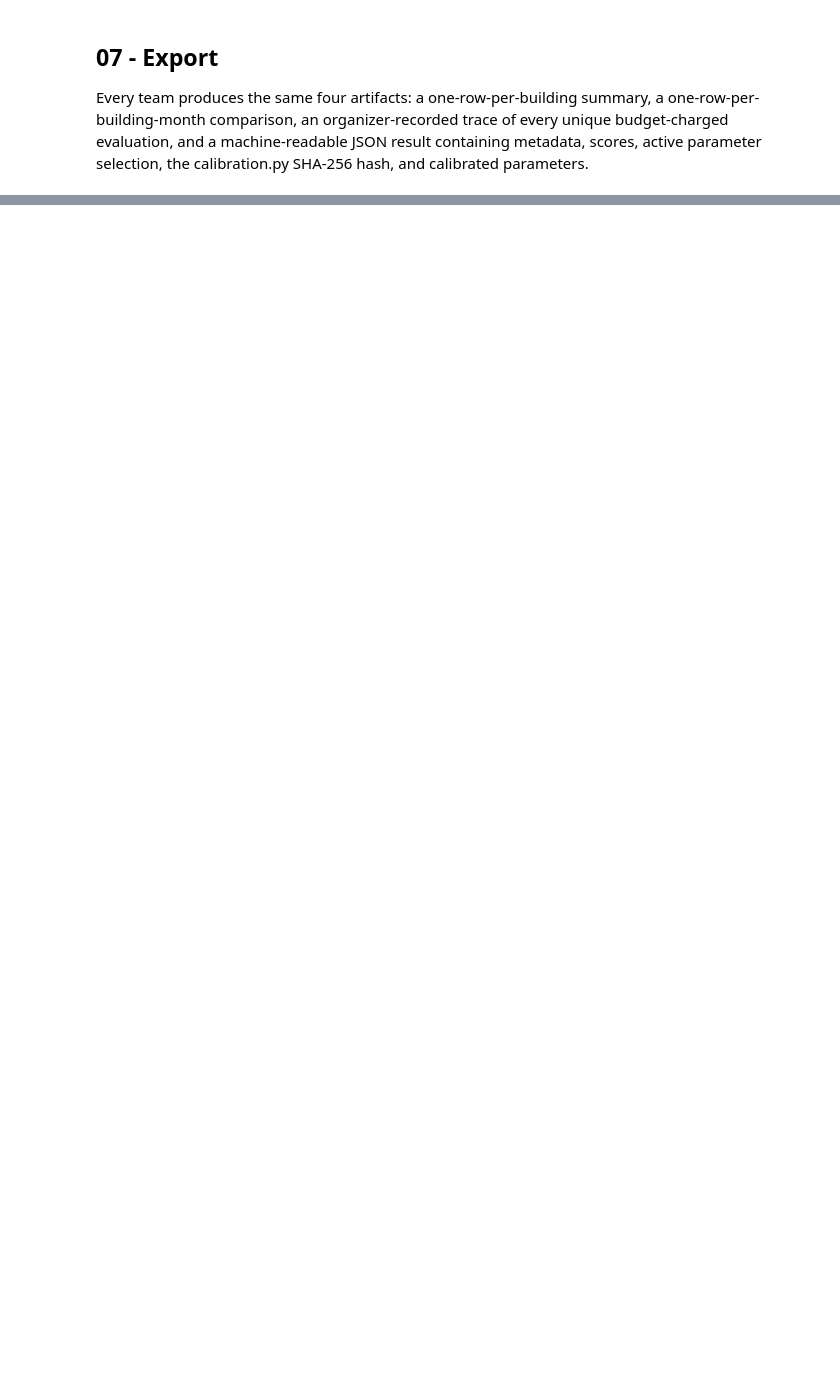
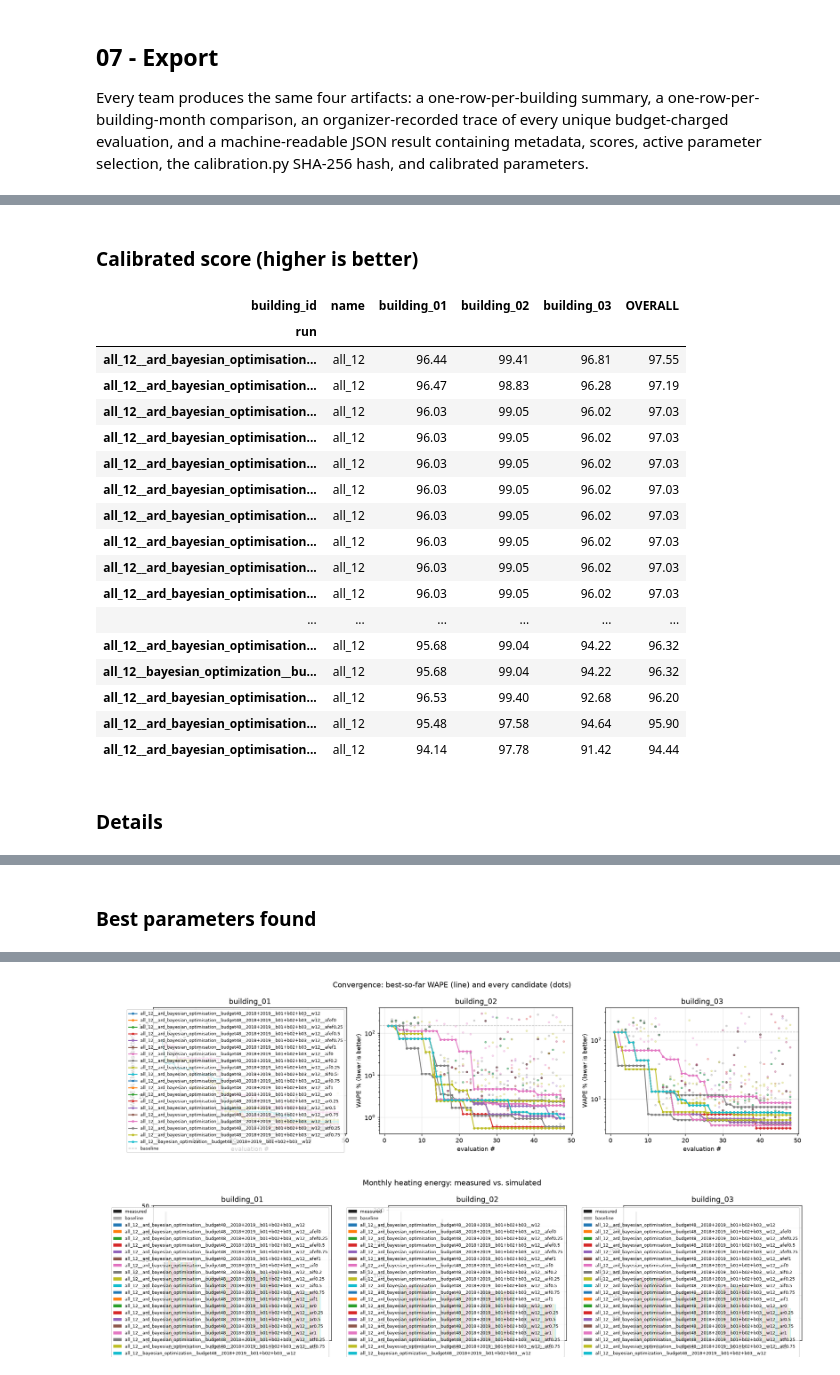
Before and after one commit to moritzmock/integrates, a Jupyter notebook: notebooks/hackathon_integrates.ipynb, the cells around one changed output, grey strips where cells are left out. Saved outputs shown, nothing was run; the diff lists cells and outputs as text; code cells hidden in the pictures; blank space fills up the shorter version.

```diff
--- a/notebooks/hackathon_integrates.ipynb
+++ b/notebooks/hackathon_integrates.ipynb
@@ -20,7 +20,7 @@ import integrates_hackathon.notebook_workflow as workflow
 # Official scoring configuration. Teams may temporarily shorten this list
 # while developing, but final verification restores both official years.
 CALIBRATION_YEARS = [2018] #[2018, 2019] # The challenge will be judged on February and March of 2018 and 2019; during development you could reduce to just one year for faster iterations.
-EVALUATION_BUDGET = 24 #48  # The contest will be scored with budget of 48, but during development you could reduce this for faster iterations.
+EVALUATION_BUDGET = 6 #48  # The contest will be scored with budget of 48, but during development you could reduce this for faster iterations.
 PARALLEL_WORKERS = 6  # Reduce this if the laptop has fewer available cores.
 
 context = workflow.initialize_challenge(
@@ -282,5 +139,17 @@ context = workflow.configure_parameter_contract(
     context, calibratable_params_init
 )
 
-calibration_run = load_or_run_calibration(context)  # loads a saved identical run instead of rerunning
+# experiments.py (repository root) is our own experiment runner, not organizer code.
+# load_or_run_calibration() replaces workflow.run_calibration(): if outputs/runs/
+# holds a valid result of this exact experiment, it is loaded instead of rerun.
+# algorithm=None runs the method in calibration.py; a name such as "tpe" runs
+# that method from alternative_algorithms.py instead.
+import sys
+
+from integrates_hackathon.submission_api import repository_root
+
+sys.path.insert(0, str(repository_root()))
+import experiments
+
+calibration_run = experiments.load_or_run_calibration(context, algorithm=None)
 calibrated_parameters = workflow.show_calibration_results(context, calibration_run)
@@ -460,0 +248,41 @@ plt.show()
+# %%
+from IPython.display import Image, Markdown, display
+
+RUNS_TO_COMPARE = ["all_12__ard_bayesian_optimisation__budget48", "all_12__bayesian_optimization__budget48"]  # None: every saved run
+
+comparison = experiments.compare(runs=RUNS_TO_COMPARE, all_runs=RUNS_TO_COMPARE is None)
+if comparison is None:
+    raise FileNotFoundError("No saved run matches. Run Sections 04-07 and 08a first.")
+if not comparison["comparable"]:
+    display(Markdown("**These runs cover different buildings or years, so their OVERALL scores are not comparable.**"))
+
+display(Markdown("### Calibrated score (higher is better)"))
+display(comparison["scores"].style.format("{:.2f}", subset=comparison["scores"].columns[1:], na_rep="-"))
+display(Markdown("### Details"))
+display(comparison["details"].round(2))
+display(Markdown("### Best parameters found"))
+display(comparison["parameters"].round(3))
+for file in comparison["files"]:
+    if file.suffix == ".png":
+        display(Image(filename=str(file)))
+# %% [output]
+### Calibrated score (higher is better)
+| building_id | name | building_01 | building_02 | building_03 | OVERALL |
+| run |  |  |  |  |  |
+| all_12__ard_bayesian_optimisation... | all_12 | 96.44 | 99.41 | 96.81 | 97.55 |
+| all_12__ard_bayesian_optimisation... | all_12 | 96.47 | 98.83 | 96.28 | 97.19 |
+| all_12__ard_bayesian_optimisation... | all_12 | 96.03 | 99.05 | 96.02 | 97.03 |
+| all_12__ard_bayesian_optimisation... | all_12 | 96.03 | 99.05 | 96.02 | 97.03 |
+| all_12__ard_bayesian_optimisation... | all_12 | 96.03 | 99.05 | 96.02 | 97.03 |
+| all_12__ard_bayesian_optimisation... | all_12 | 96.03 | 99.05 | 96.02 | 97.03 |
+| all_12__ard_bayesian_optimisation... | all_12 | 96.03 | 99.05 | 96.02 | 97.03 |
+| all_12__ard_bayesian_optimisation... | all_12 | 96.03 | 99.05 | 96.02 | 97.03 |
+| all_12__ard_bayesian_optimisation... | all_12 | 96.03 | 99.05 | 96.02 | 97.03 |
+| all_12__ard_bayesian_optimisation... | all_12 | 96.03 | 99.05 | 96.02 | 97.03 |
+| ... | ... | ... | ... | ... | ... |
+| all_12__ard_bayesian_optimisation... | all_12 | 95.68 | 99.04 | 94.22 | 96.32 |
+| all_12__bayesian_optimization__bu... | all_12 | 95.68 | 99.04 | 94.22 | 96.32 |
+| all_12__ard_bayesian_optimisation... | all_12 | 96.53 | 99.40 | 92.68 | 96.20 |
+| all_12__ard_bayesian_optimisation... | all_12 | 95.48 | 97.58 | 94.64 | 95.90 |
+| all_12__ard_bayesian_optimisation... | all_12 | 94.14 | 97.78 | 91.42 | 94.44 |
+### Details
@@ -460,0 +307 @@ plt.show()
+### Best parameters found
@@ -460,0 +326,2 @@ plt.show()
+[figure, added]
+[figure, added]
```
Also changed, not shown: parts of 17 cells of this notebook, 16 other files.
